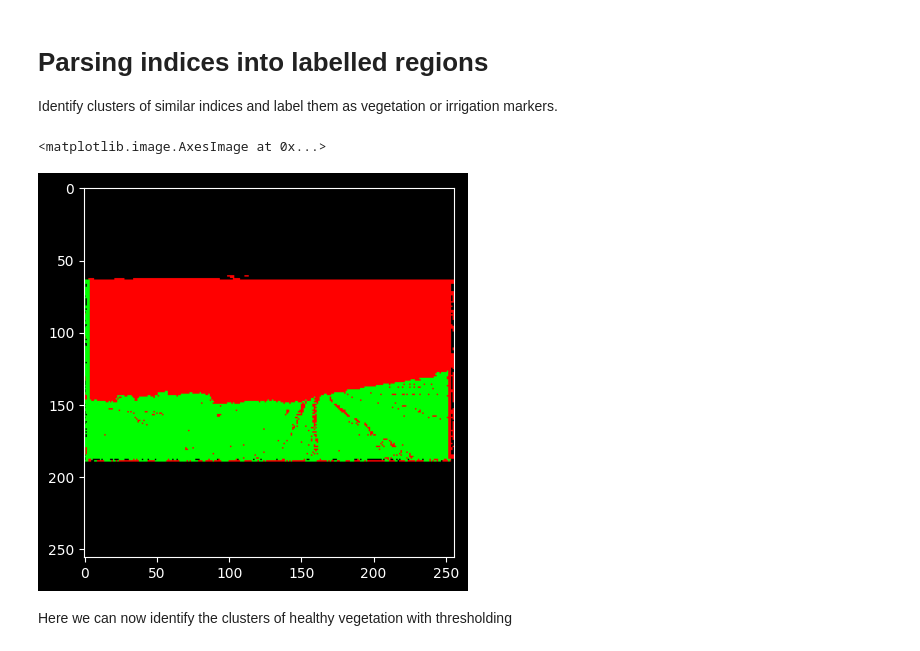
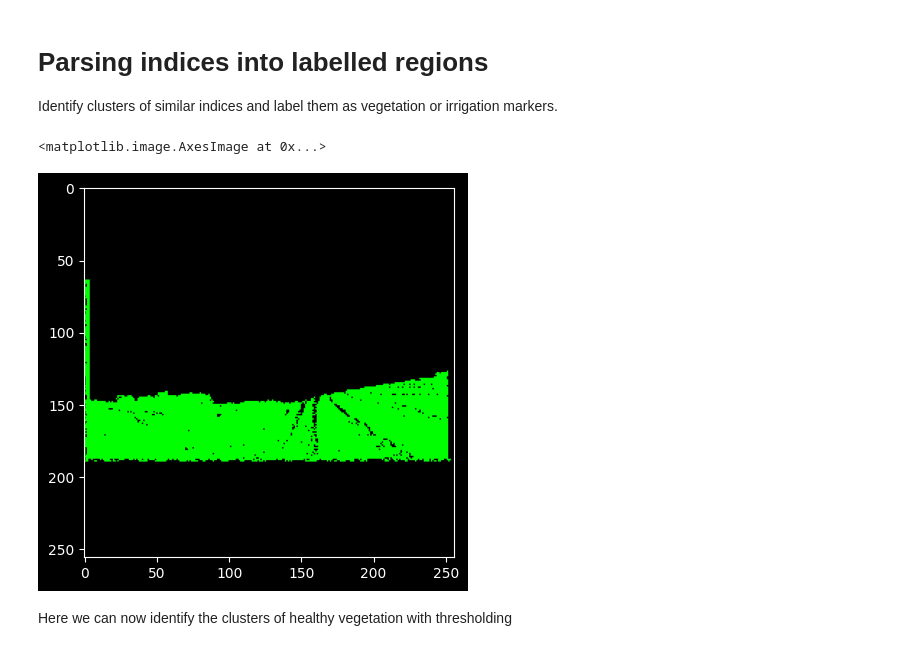
Before and after one commit to ULAS-HiPR/AI-utils, a Jupyter notebook: notebooks/nd_parser.ipynb, the cells around one changed output. Saved outputs shown, nothing was run; the diff lists cells and outputs as text; code cells hidden in the pictures.

Commit message:
fixed veg region

```diff
--- a/notebooks/nd_parser.ipynb
+++ b/notebooks/nd_parser.ipynb
@@ -76,11 +76,11 @@ Identify clusters of similar indices and label them as vegetation or irrigation
 # %%
 ndvi_regions = np.zeros((256, 256, 3))
 ndvi_regions[ndvi > 0.5, 1] = 1
-ndvi_regions[ndvi < 0.5, 0] = 1
+
 plt.imshow(ndvi_regions)
 # %% [output]
 <matplotlib.image.AxesImage at 0x...>
-[figure, old version]
+[figure, new version]
 # %% [markdown]
 Here we can now identify the clusters of healthy vegetation with thresholding
 # %%
```
Also changed, not shown: parts of 2 cells of this notebook.
